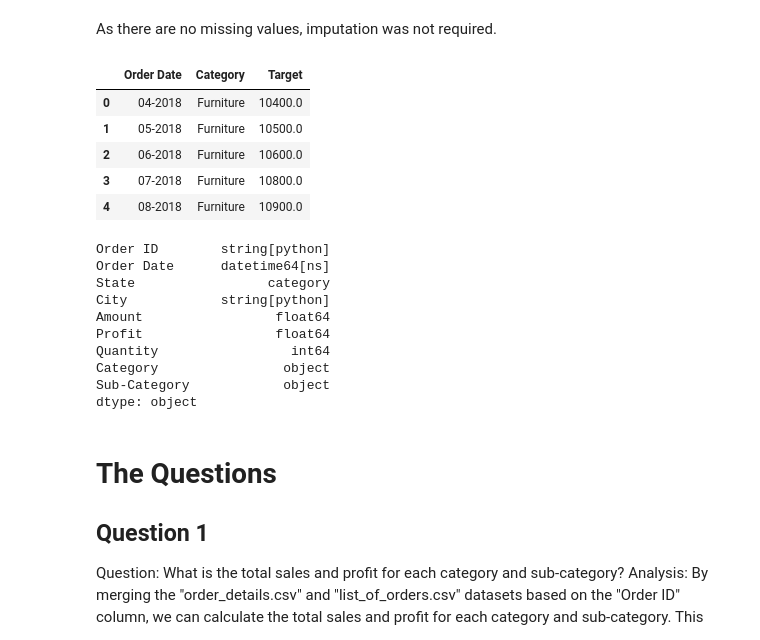
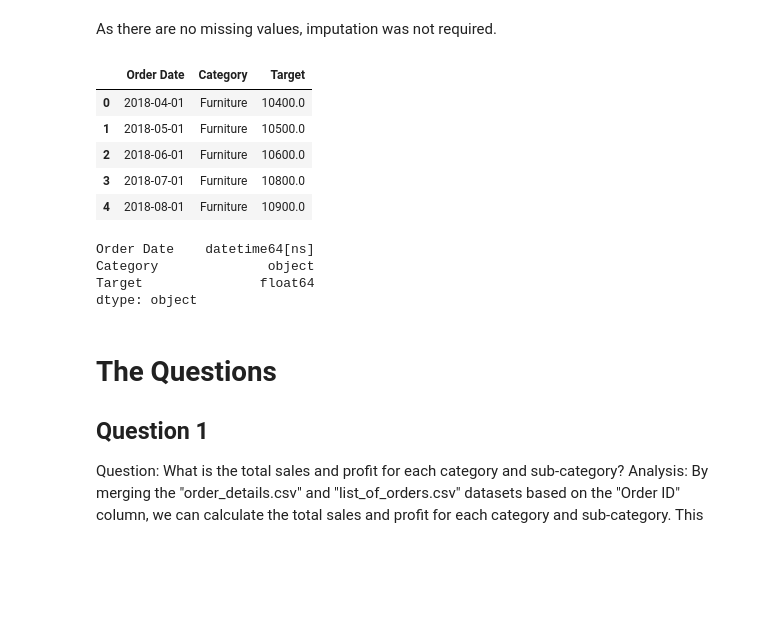
Before and after one commit to Nom115/ecommerce_analysis, a Jupyter notebook: jupiter.ipynb, the cells around one changed output. Drawn from its saved outputs; the diff is of its cells as text; code cells hidden in the pictures; blank space fills up the shorter version.

```diff
--- a/jupiter.ipynb
+++ b/jupiter.ipynb
@@ -96,27 +95,21 @@ df["Order Date"] = pd.to_datetime(df["Order Date"], format="%d-%m-%Y")
 df = df.drop('CustomerName', axis=1)
 # %%
 
-sales_target['Order Date'] = pd.to_datetime(sales_target['Order Date'], format='%b-%y').dt.strftime('%m-%Y')
+sales_target['Order Date'] = pd.to_datetime(sales_target['Order Date'], format='%b-%y')
 sales_target.head()
 # %% [output]
 |  | Order Date | Category | Target |
-| 0 | 04-2018 | Furniture | 10400.0 |
-| 1 | 05-2018 | Furniture | 10500.0 |
-| 2 | 06-2018 | Furniture | 10600.0 |
-| 3 | 07-2018 | Furniture | 10800.0 |
-| 4 | 08-2018 | Furniture | 10900.0 |
+| 0 | 2018-04-01 | Furniture | 10400.0 |
+| 1 | 2018-05-01 | Furniture | 10500.0 |
+| 2 | 2018-06-01 | Furniture | 10600.0 |
+| 3 | 2018-07-01 | Furniture | 10800.0 |
+| 4 | 2018-08-01 | Furniture | 10900.0 |
 # %%
-df.dtypes
+sales_target.dtypes
 # %% [output]
-Order ID        string[python]
-Order Date      datetime64[ns]
-State                 category
-City            string[python]
-Amount                 float64
-Profit                 float64
-Quantity                 int64
-Category                object
-Sub-Category            object
+Order Date    datetime64[ns]
+Category              object
+Target               float64
 dtype: object
 # %% [markdown]
 # The Questions
```
Also changed, not shown: parts of 16 cells of this notebook.
